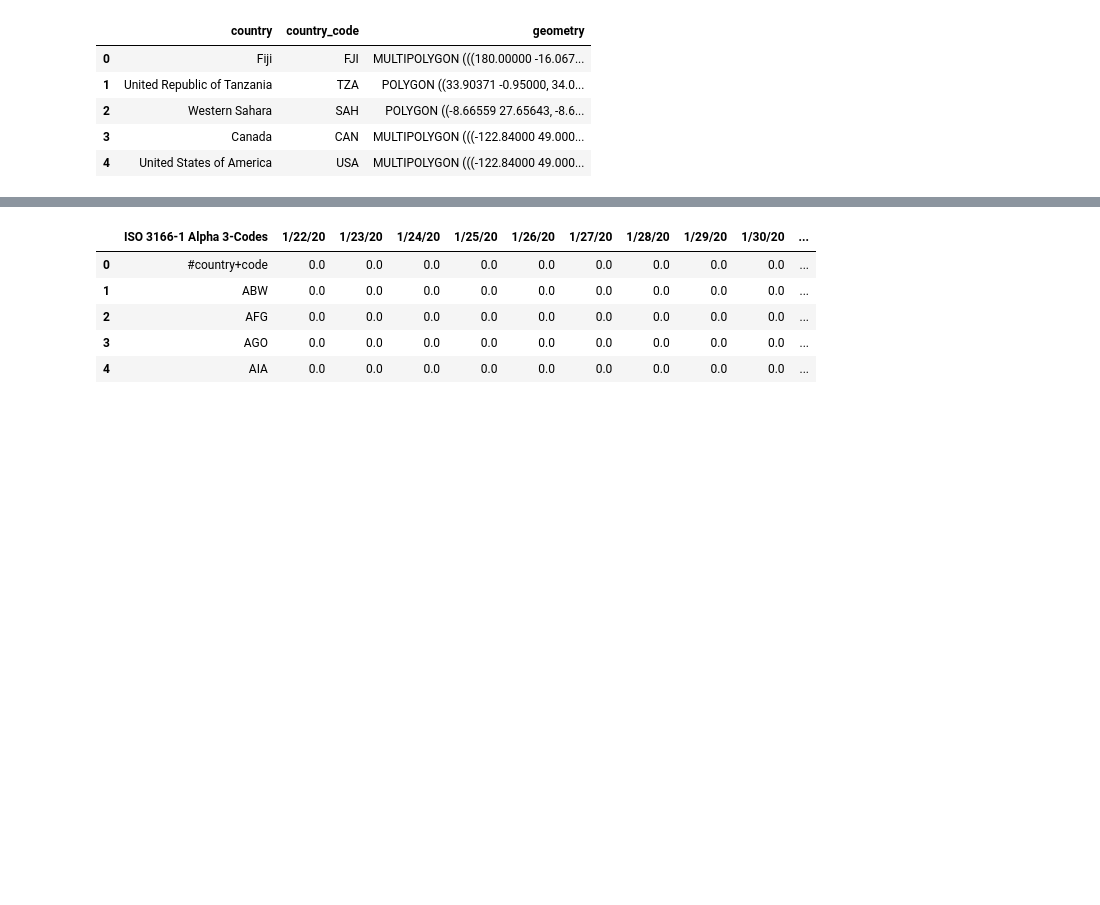
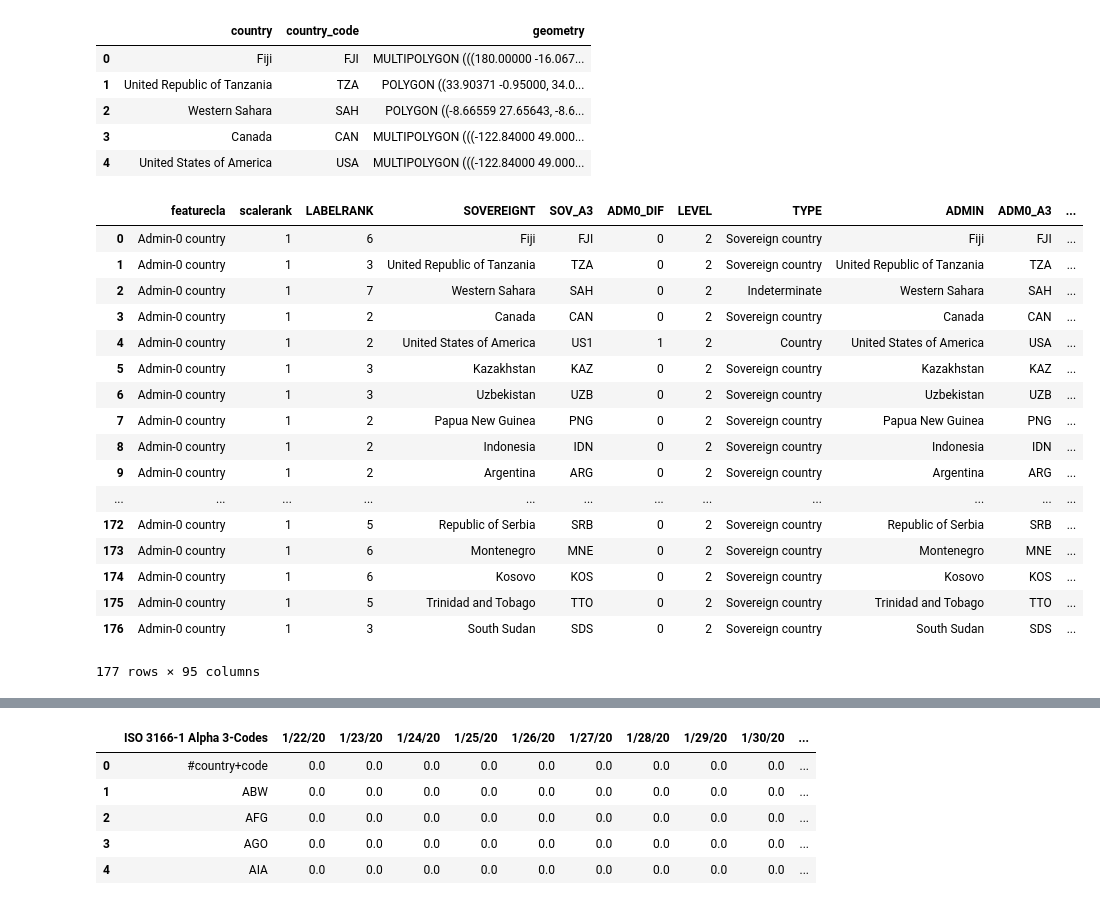
Before and after one commit to MFHolm/socialData, a Jupyter notebook: map_visualisation.ipynb, the cells around one changed output, grey strips where cells are left out. Cells and saved outputs as stored; diff of their text form; code cells hidden in the pictures; blank space fills up the shorter version.

```diff
--- a/map_visualisation.ipynb
+++ b/map_visualisation.ipynb
@@ -26,6 +26,27 @@ gdf.head()
 | 2 | Western Sahara | SAH | POLYGON ((-8.66559 27.65643, -8.6... |
 | 3 | Canada | CAN | MULTIPOLYGON (((-122.84000 49.000... |
 | 4 | United States of America | USA | MULTIPOLYGON (((-122.84000 49.000... |
+# %%
+gpd.read_file(shapefile)
+# %% [output]
+|  | featurecla | scalerank | LABELRANK | SOVEREIGNT | SOV_A3 | ADM0_DIF | LEVEL | TYPE | ADMIN | ADM0_A3 | ... |
+| 0 | Admin-0 country | 1 | 6 | Fiji | FJI | 0 | 2 | Sovereign country | Fiji | FJI | ... |
+| 1 | Admin-0 country | 1 | 3 | United Republic of Tanzania | TZA | 0 | 2 | Sovereign country | United Republic of Tanzania | TZA | ... |
+| 2 | Admin-0 country | 1 | 7 | Western Sahara | SAH | 0 | 2 | Indeterminate | Western Sahara | SAH | ... |
+| 3 | Admin-0 country | 1 | 2 | Canada | CAN | 0 | 2 | Sovereign country | Canada | CAN | ... |
+| 4 | Admin-0 country | 1 | 2 | United States of America | US1 | 1 | 2 | Country | United States of America | USA | ... |
+| 5 | Admin-0 country | 1 | 3 | Kazakhstan | KAZ | 0 | 2 | Sovereign country | Kazakhstan | KAZ | ... |
+| 6 | Admin-0 country | 1 | 3 | Uzbekistan | UZB | 0 | 2 | Sovereign country | Uzbekistan | UZB | ... |
+| 7 | Admin-0 country | 1 | 2 | Papua New Guinea | PNG | 0 | 2 | Sovereign country | Papua New Guinea | PNG | ... |
+| 8 | Admin-0 country | 1 | 2 | Indonesia | IDN | 0 | 2 | Sovereign country | Indonesia | IDN | ... |
+| 9 | Admin-0 country | 1 | 2 | Argentina | ARG | 0 | 2 | Sovereign country | Argentina | ARG | ... |
+| ... | ... | ... | ... | ... | ... | ... | ... | ... | ... | ... | ... |
+| 172 | Admin-0 country | 1 | 5 | Republic of Serbia | SRB | 0 | 2 | Sovereign country | Republic of Serbia | SRB | ... |
+| 173 | Admin-0 country | 1 | 6 | Montenegro | MNE | 0 | 2 | Sovereign country | Montenegro | MNE | ... |
+| 174 | Admin-0 country | 1 | 6 | Kosovo | KOS | 0 | 2 | Sovereign country | Kosovo | KOS | ... |
+| 175 | Admin-0 country | 1 | 5 | Trinidad and Tobago | TTO | 0 | 2 | Sovereign country | Trinidad and Tobago | TTO | ... |
+| 176 | Admin-0 country | 1 | 3 | South Sudan | SDS | 0 | 2 | Sovereign country | South Sudan | SDS | ... |
+177 rows × 95 columns
 # %%
 datafile = '../data/time_series_covid19_deaths_global_iso3_regions.csv'
 #Read csv file using pandas
```
Also changed, not shown: parts of 9 cells of this notebook, 1 other file.
